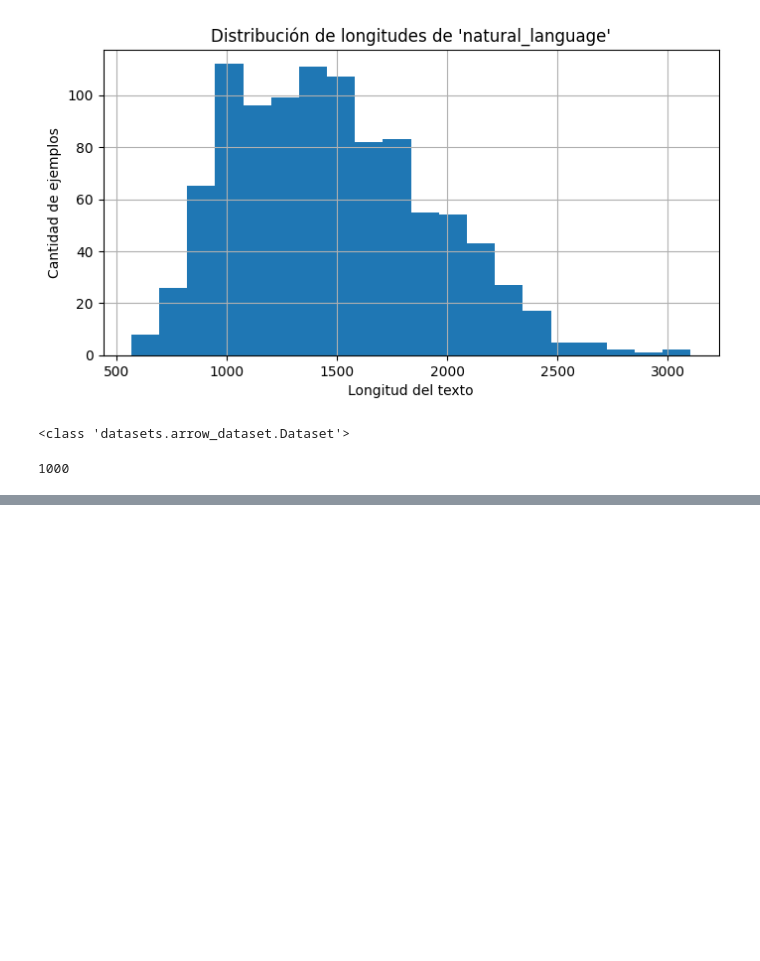
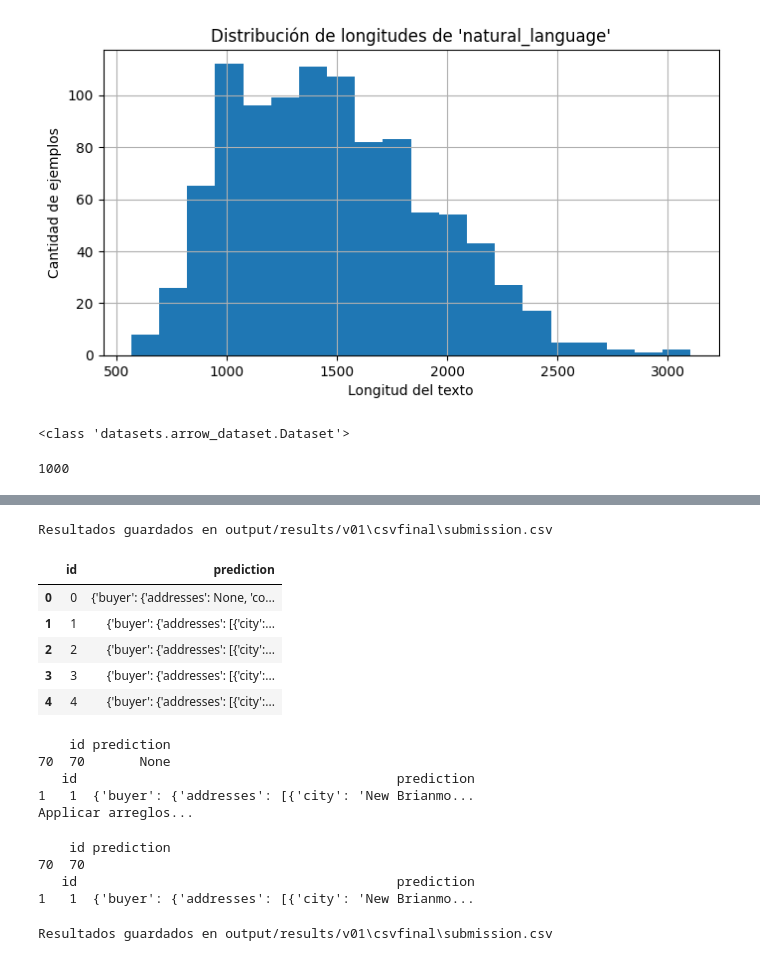
Before and after one commit to AndresNungo2007/competencia_PLN, a Jupyter notebook: eval.ipynb, the cells around one changed output, grey strips where cells are left out. Drawn from its saved outputs; the diff is of its cells as text; code cells hidden in the pictures; blank space fills up the shorter version.

Commit message:
el notebook que  predice eval.json

```diff
--- a/eval.ipynb
+++ b/eval.ipynb
@@ -157,0 +169,5 @@ print(f"Resultados guardados en {OUTPUT_CSV}")
+# %%
+import pandas as pd
+
+df_results2 = pd.DataFrame(results_submission, columns=["id", "prediction"])
+print(df_results2)
@@ -157,0 +197,26 @@ print(f"Resultados guardados en {OUTPUT_CSV}")
+# %%
+# Convertir a DataFrame
+df_results = pd.DataFrame(results_submission, columns=["id", "prediction"])
+
+# Convertir la columna JSON a texto
+df_results["prediction"] = df_results["prediction"].apply(lambda x: json.dumps(x))
+
+# Guardar en CSV
+OUTPUT_CSV = os.path.join(CSV_DIR, "submission.csv")
+df_results.to_csv(OUTPUT_CSV, index=False)
+print(f"Resultados guardados en {OUTPUT_CSV}")
+# %% [output]
+Resultados guardados en output/results/v01\csvfinal\submission.csv
+# %%
+import math
+
+df_results = df_results2.copy()
+
+df_results.head()
+# %% [output]
+|  | id | prediction |
+| 0 | 0 | {'buyer': {'addresses': None, 'co... |
+| 1 | 1 | {'buyer': {'addresses': [{'city':... |
+| 2 | 2 | {'buyer': {'addresses': [{'city':... |
+| 3 | 3 | {'buyer': {'addresses': [{'city':... |
+| 4 | 4 | {'buyer': {'addresses': [{'city':... |
@@ -157,0 +242,23 @@ print(f"Resultados guardados en {OUTPUT_CSV}")
+# %%
+# imprimir el id = 70
+print(df_results[df_results["id"] == 70])
+print(df_results[df_results["id"] == 1])
+
+print("Applicar arreglos...")
+# Aplicar a cada fila
+df_results["prediction"] = df_results["prediction"].apply(fix_info)
+# %% [output]
+    id prediction
+70  70       None
+   id                                         prediction
+1   1  {'buyer': {'addresses': [{'city': 'New Brianmo...
+Applicar arreglos...
+# %%
+# imprimir el id = 70
+print(df_results[df_results["id"] == 70])
+print(df_results[df_results["id"] == 1])
+# %% [output]
+    id prediction
+70  70
+   id                                         prediction
+1   1  {'buyer': {'addresses': [{'city': 'New Brianmo...
@@ -157,0 +273,10 @@ print(f"Resultados guardados en {OUTPUT_CSV}")
+# %%
+# Convertir la columna JSON a texto
+df_results["prediction"] = df_results["prediction"].apply(serialize_info)
+
+# Guardar en CSV
+OUTPUT_CSV = os.path.join(CSV_DIR, "submission.csv")
+df_results.to_csv(OUTPUT_CSV, index=False)
+print(f"Resultados guardados en {OUTPUT_CSV}")
+# %% [output]
+Resultados guardados en output/results/v01\csvfinal\submission.csv
```
Also changed, not shown: parts of 8 cells of this notebook.
